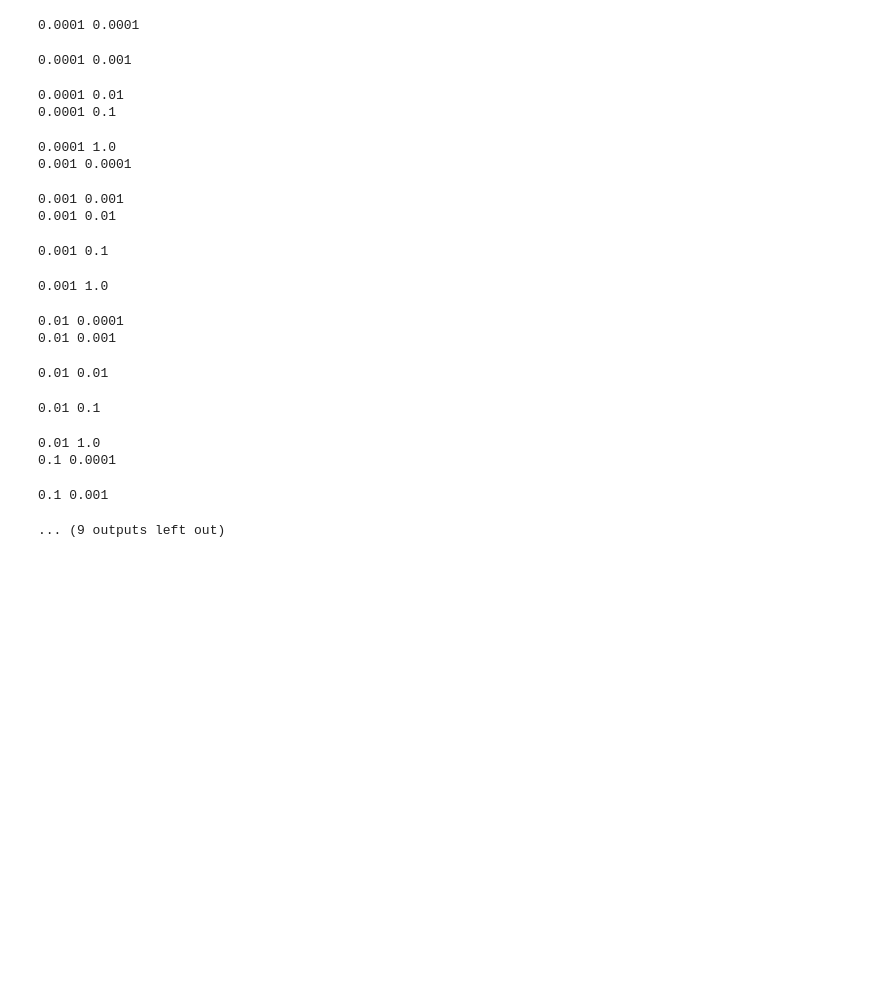
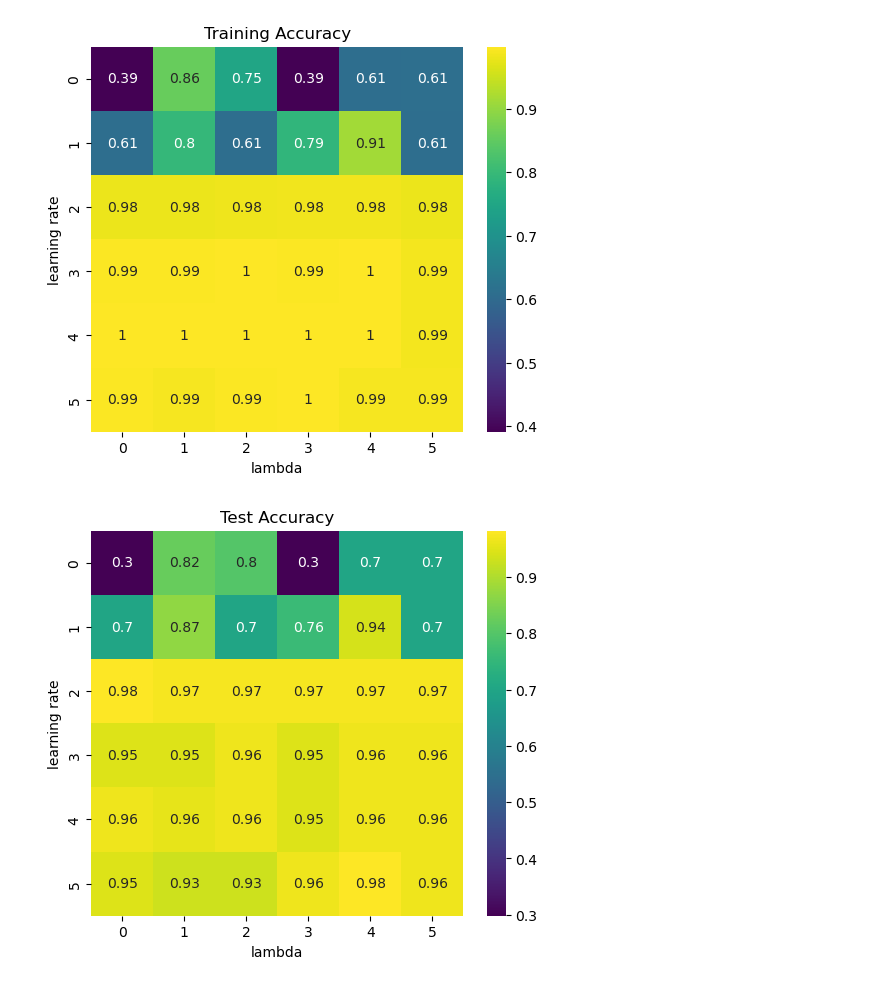
Before and after one commit to Johannesfjeldsaa/FYS-STK4155_Projects, a Jupyter notebook: Project 2/Solve project tasks/Task d) Breast cancer data.ipynb, the cells around one changed output. Drawn from its saved outputs; the diff is of its cells as text; code cells hidden in the pictures; blank space fills up the shorter version.

```diff
--- a/Project 2/Solve project tasks/Task d) Breast cancer data.ipynb
+++ b/Project 2/Solve project tasks/Task d) Breast cancer data.ipynb
@@ -28,3 +33,4 @@ def grad_cost_logreg(target):
 cancer = load_breast_cancer()
 X_orig = jnp.array(cancer.data)
 target = jnp.array(cancer.target)
+target = target.reshape(len(target), 1)
@@ -108,0 +39,3 @@ target.shape
+# %%
+test_size = 0.2
+X_train, X_test, target_train, target_test = train_test_split(X_orig, target, test_size=test_size)
@@ -108,0 +44,14 @@ target.shape
+# %%
+# Using the StandardScaler from scikit learn
+
+# Create an instance of StandardScaler
+scaler = StandardScaler()
+
+# Fit the scaler on the training data
+scaler.fit(X_train)
+
+# Transform the training data
+X_train_scaled = scaler.transform(X_train)
+
+# Transform the test data
+X_test_scaled = scaler.transform(X_test)
@@ -109,53 +60,52 @@ target.shape
 # %%
-grad_cost_function = grad_cost_logreg(target.reshape(len(target), 1))
+# Choose number of hidden layers and nodes
+n_hidden_layers = 1
+n_hidden_nodes = 2
+n_outputs = 1
+learning_rate=0.1
+n_features = X_train.shape[1]
 
-learning_rates = np.logspace(-4, 0, 5)
-lmbd_vals = np.logspace(-4, 0, 5)
+# Use LogReg as the cost function
+grad_cost_function = grad_cost_logreg(target_train)
 
-accuracy = np.zeros((len(learning_rates), len(lmbd_vals)))
+learning_rates = np.logspace(-5, 0, 6)
+lmbd_vals = np.logspace(-5, 0, 6)
+
+accuracy_train = np.zeros((len(learning_rates), len(lmbd_vals)))
+accuracy_test = np.zeros((len(learning_rates), len(lmbd_vals)))
 
 for i, lr in enumerate(learning_rates):
     for j, lmbd in enumerate(lmbd_vals):
 
-        optimizer = GradientDescent(learning_rate=lr)
-
-        ffnn = Neural_Network(n_inputs, n_hidden_layers, n_hidden_nodes, n_outputs,
+        ffnn = Neural_Network(n_features, n_hidden_layers, n_hidden_nodes, n_outputs,
                               cost_function=grad_cost_function,
                               learning_rate=lr,
                               lmbd=lmbd,
                               activation_function_hidden='sigmoid',
                               activation_function_output='sigmoid',
                               optimizer=None,
                               classification_problem=True)
 
-        ffnn.train(X_orig, num_iter=1000)
-        pred = ffnn.output_layer.output
-        #print(pred)
+        ffnn.train(X_train_scaled, num_iter=1000)
+        pred_train = ffnn.predict(X_train_scaled)
+        pred_test = ffnn.predict(X_test_scaled)
 
-        accuracy[i][j] = accuracy_score(target, pred)
+        accuracy_train[i][j] = accuracy_score(target_train, pred_train)
+        accuracy_test[i][j] = accuracy_score(target_test, pred_test)
 
-fig, ax = plt.subplots(figsize = (10, 10))
-sns.heatmap(accuracy, annot=True, ax=ax, cmap="viridis")
+fig, ax = plt.subplots(figsize = (6, 5))
+sns.heatmap(accuracy_train, annot=True, ax=ax, cmap="viridis")
 ax.set_title("Training Accuracy")
 ax.set_ylabel("learning rate")
 ax.set_xlabel("lambda")
 plt.show()
+
+fig, ax = plt.subplots(figsize = (6, 5))
+sns.heatmap(accuracy_test, annot=True, ax=ax, cmap="viridis")
+ax.set_title("Test Accuracy")
+ax.set_ylabel("learning rate")
+ax.set_xlabel("lambda")
+plt.show()
 # %% [output]
-0.0001 0.0001
-0.0001 0.001
-0.0001 0.01
-0.0001 0.1
-0.0001 1.0
-0.001 0.0001
-0.001 0.001
-0.001 0.01
-0.001 0.1
-0.001 1.0
-0.01 0.0001
-0.01 0.001
-0.01 0.01
-0.01 0.1
-0.01 1.0
-0.1 0.0001
-0.1 0.001
-... (9 outputs left out)
+[figure, added]
+[figure, added]
```
Also changed, not shown: parts of 11 cells of this notebook.
